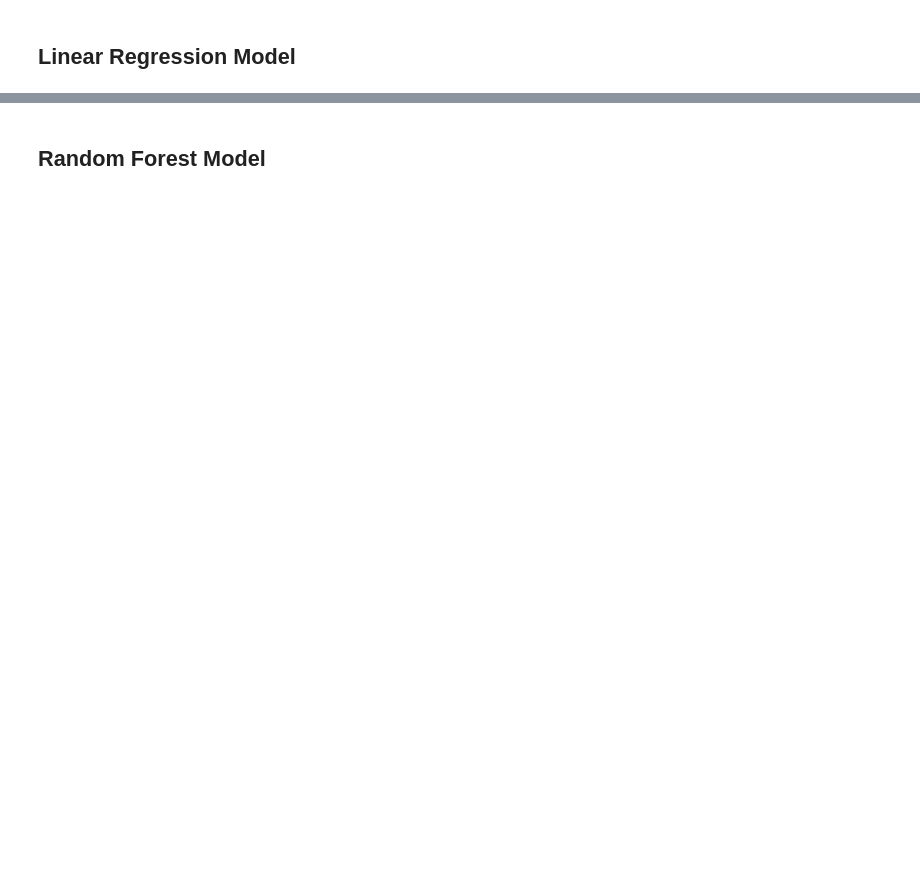
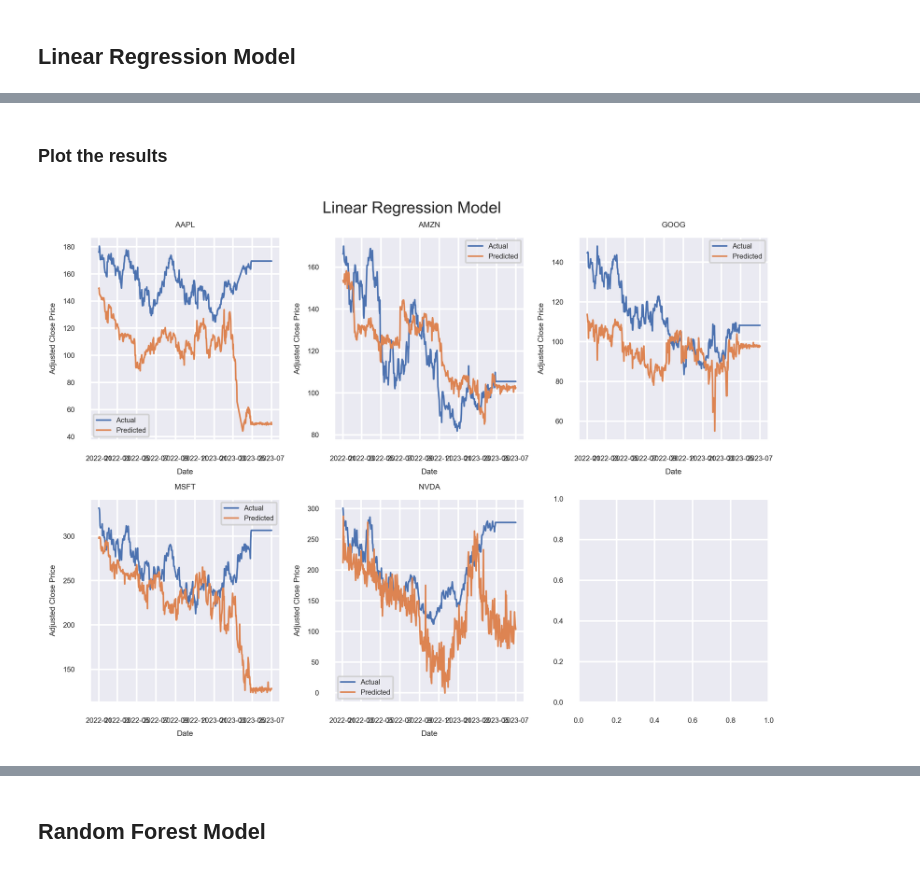
Before and after one commit to amberlee0516/ds4a-stock-price, a Jupyter notebook: EDA.ipynb, the cells around one changed output, grey strips where cells are left out. Saved outputs shown, nothing was run; the diff lists cells and outputs as text; code cells hidden in the pictures; blank space fills up the shorter version.

```diff
--- a/EDA.ipynb
+++ b/EDA.ipynb
@@ -145,0 +173,3 @@ Without the prediction process, simply from the fitting summary, we can conclude
+# %%
+AMZN_OLS = linear_regression('AMZN', df)
+AMZN_OLS
@@ -145,0 +207,3 @@ Without the prediction process, simply from the fitting summary, we can conclude
+# %%
+GOOG_OLS = linear_regression('GOOG', df)
+GOOG_OLS
@@ -145,0 +241,3 @@ Without the prediction process, simply from the fitting summary, we can conclude
+# %%
+MSFT_OLS = linear_regression('MSFT', df)
+MSFT_OLS
@@ -145,0 +275,3 @@ Without the prediction process, simply from the fitting summary, we can conclude
+# %%
+NVDA_OLS = linear_regression('NVDA', df)
+NVDA_OLS
@@ -145,0 +309,46 @@ Without the prediction process, simply from the fitting summary, we can conclude
+# %% [markdown]
+### Plot the results
+# %%
+fig, axs = plt.subplots(2, 3, dpi = 600)
+
+# Plot data1 on the first subplot (top-left)
+axs[0, 0].plot(AAPL_OLS.Date, AAPL_OLS.Actual, label = 'Actual', linewidth=1)
+axs[0, 0].plot(AAPL_OLS.Date, AAPL_OLS.Predicted, label = 'Predicted', linewidth=1)
+axs[0, 0].set_title('AAPL')
+axs[0, 0].legend()
+axs[0, 0].set_xlabel('Date')
+axs[0, 0].set_ylabel('Adjusted Close Price')
+
+axs[0, 1].plot(AMZN_OLS.Date, AMZN_OLS.Actual, label = 'Actual', linewidth=1)
+axs[0, 1].plot(AMZN_OLS.Date, AMZN_OLS.Predicted, label = 'Predicted', linewidth=1)
+axs[0, 1].set_title('AMZN')
+axs[0, 1].legend()
+axs[0, 1].set_xlabel('Date')
+axs[0, 1].set_ylabel('Adjusted Close Price')
+
+axs[0, 2].plot(GOOG_OLS.Date, GOOG_OLS.Actual, label = 'Actual', linewidth=1)
+axs[0, 2].plot(GOOG_OLS.Date, GOOG_OLS.Predicted, label = 'Predicted', linewidth=1)
+axs[0, 2].set_title('GOOG')
+axs[0, 2].legend()
+axs[0, 2].set_xlabel('Date')
+axs[0, 2].set_ylabel('Adjusted Close Price')
+
+axs[1, 0].plot(MSFT_OLS.Date, MSFT_OLS.Actual, label = 'Actual', linewidth=1)
+axs[1, 0].plot(MSFT_OLS.Date, MSFT_OLS.Predicted, label = 'Predicted', linewidth=1)
+axs[1, 0].set_title('MSFT')
+axs[1, 0].legend()
+axs[1, 0].set_xlabel('Date')
+axs[1, 0].set_ylabel('Adjusted Close Price')
+
+axs[1, 1].plot(NVDA_OLS.Date, NVDA_OLS.Actual, label = 'Actual', linewidth=1)
+axs[1, 1].plot(NVDA_OLS.Date, NVDA_OLS.Predicted, label = 'Predicted', linewidth=1)
+axs[1, 1].set_title('NVDA')
+axs[1, 1].legend()
+axs[1, 1].set_xlabel('Date')
+axs[1, 1].set_ylabel('Adjusted Close Price')
+
+fig.suptitle('Linear Regression Model', fontsize=10)
+plt.tight_layout()
+plt.show()
+# %% [output]
+[figure, added]
```
Also changed, not shown: parts of 29 cells of this notebook.
